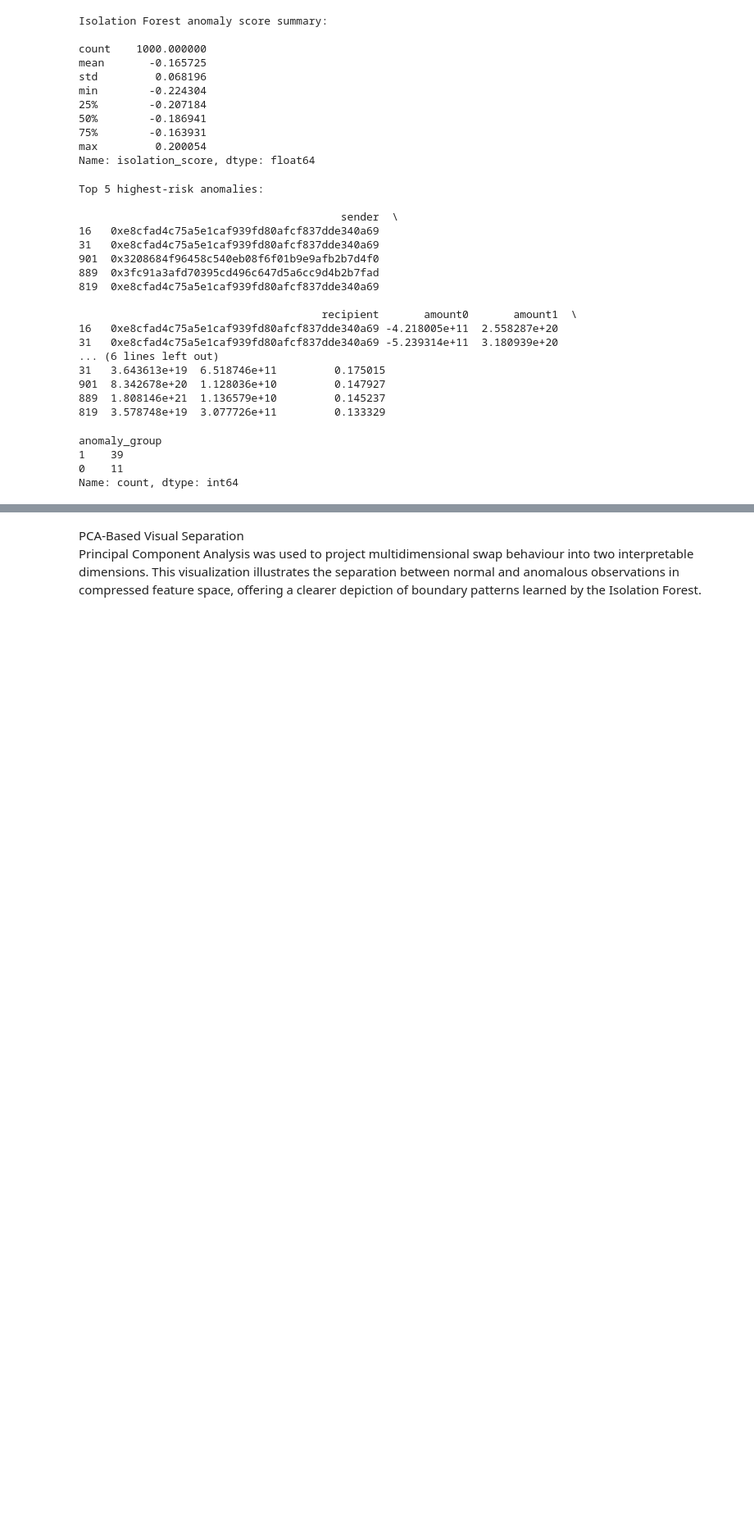
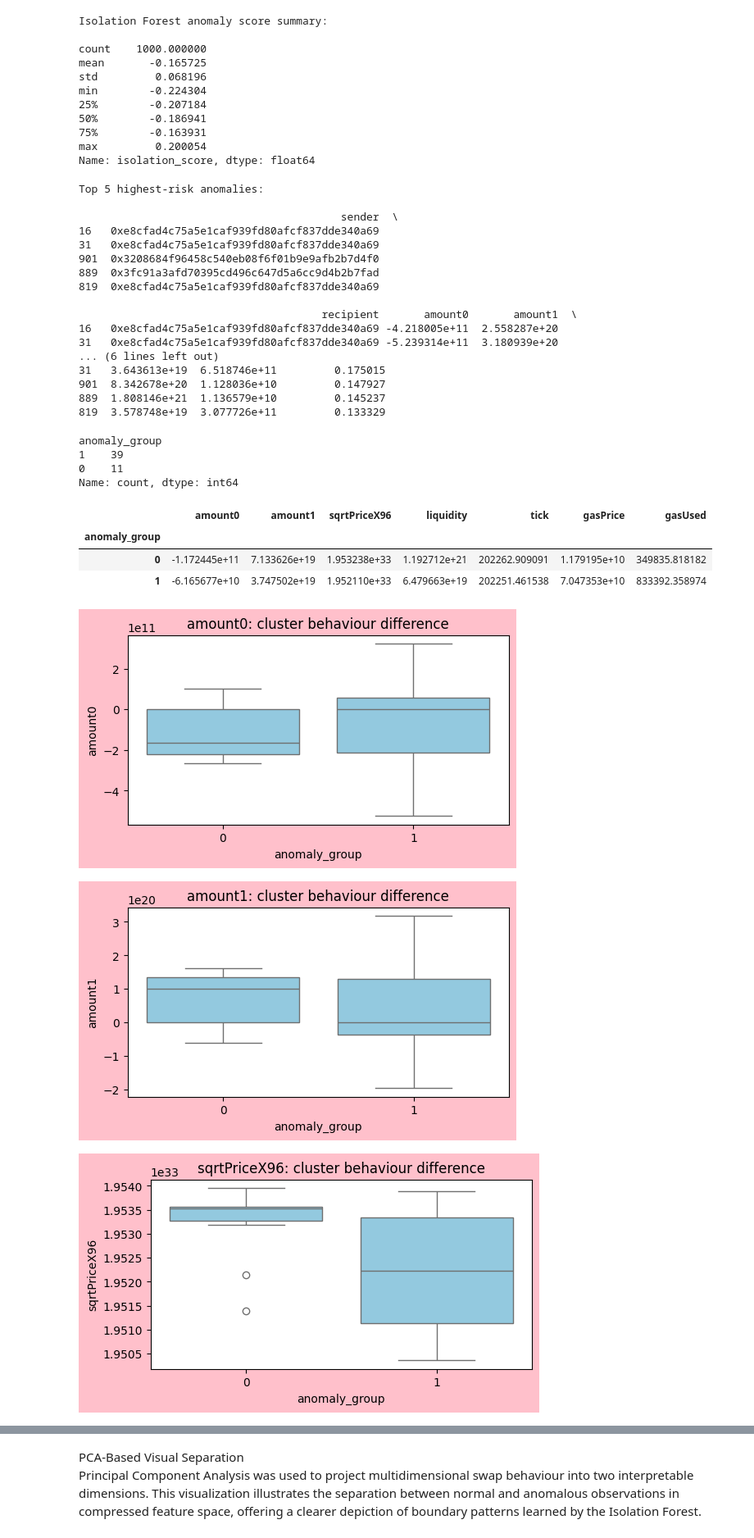
Before and after one commit to minaozdogan/Blockchain-Smart-Contract-Transaction-Anomaly-Detection-Project, a Jupyter notebook: notebooks/data_collection.ipynb, the cells around one changed output, grey strips where cells are left out. Shown at 82% size. Cells and saved outputs as stored; diff of their text form; code cells hidden in the pictures; blank space fills up the shorter version.

```diff
--- a/notebooks/data_collection.ipynb
+++ b/notebooks/data_collection.ipynb
@@ -709,3 +709,24 @@ anomaly_group
 1    39
 0    11
 Name: count, dtype: int64
+# %%
+cluster_profiles = anomalies.groupby("anomaly_group")[numeric_features].mean()
+cluster_profiles
+# %% [output]
+|  | amount0 | amount1 | sqrtPriceX96 | liquidity | tick | gasPrice | gasUsed |
+| anomaly_group |  |  |  |  |  |  |  |
+| 0 | -1.172445e+11 | 7.133626e+19 | 1.953238e+33 | 1.192712e+21 | 202262.909091 | 1.179195e+10 | 349835.818182 |
+| 1 | -6.165677e+10 | 3.747502e+19 | 1.952110e+33 | 6.479663e+19 | 202251.461538 | 7.047353e+10 | 833392.358974 |
+# %%
+import seaborn as sns
+import matplotlib.pyplot as plt
+
+for col in numeric_features:
+    plt.figure(figsize=(6,3),facecolor="pink")
+    sns.boxplot(data=anomalies, x="anomaly_group", y=col,color="skyblue")
+    plt.title(f"{col}: cluster behaviour difference")
+    plt.show()
+# %% [output]
+[figure, added]
+[figure, added]
+[figure, added]
```
Also changed, not shown: parts of 12 cells of this notebook.
